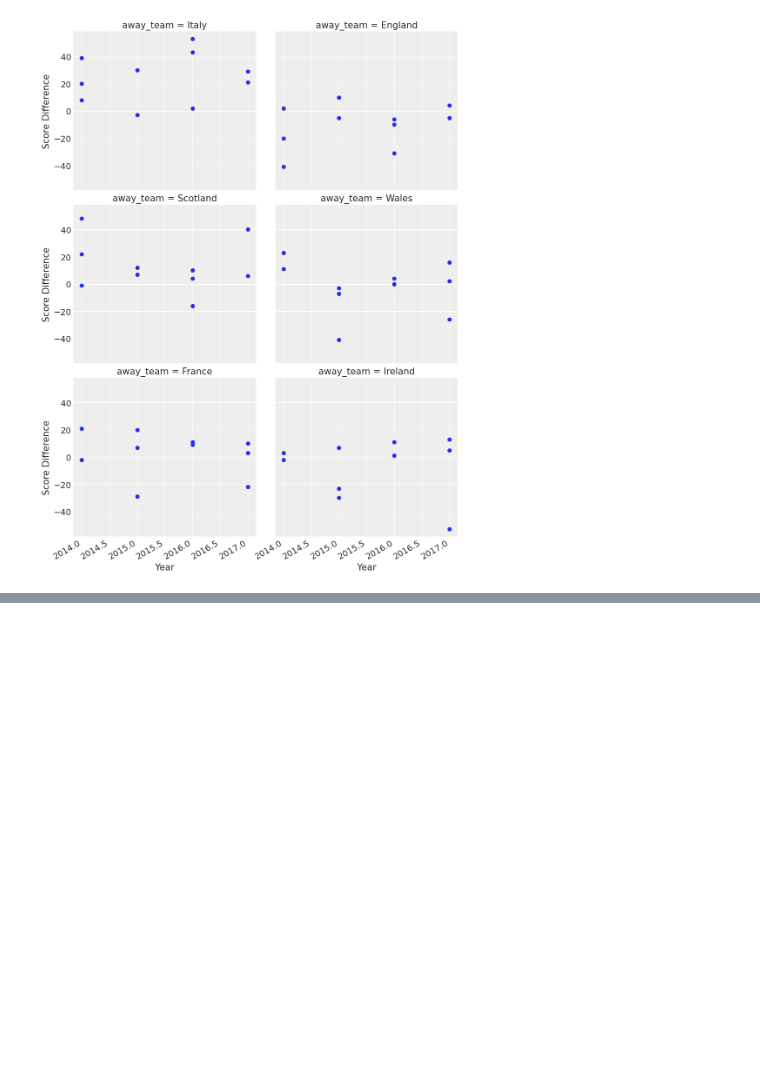
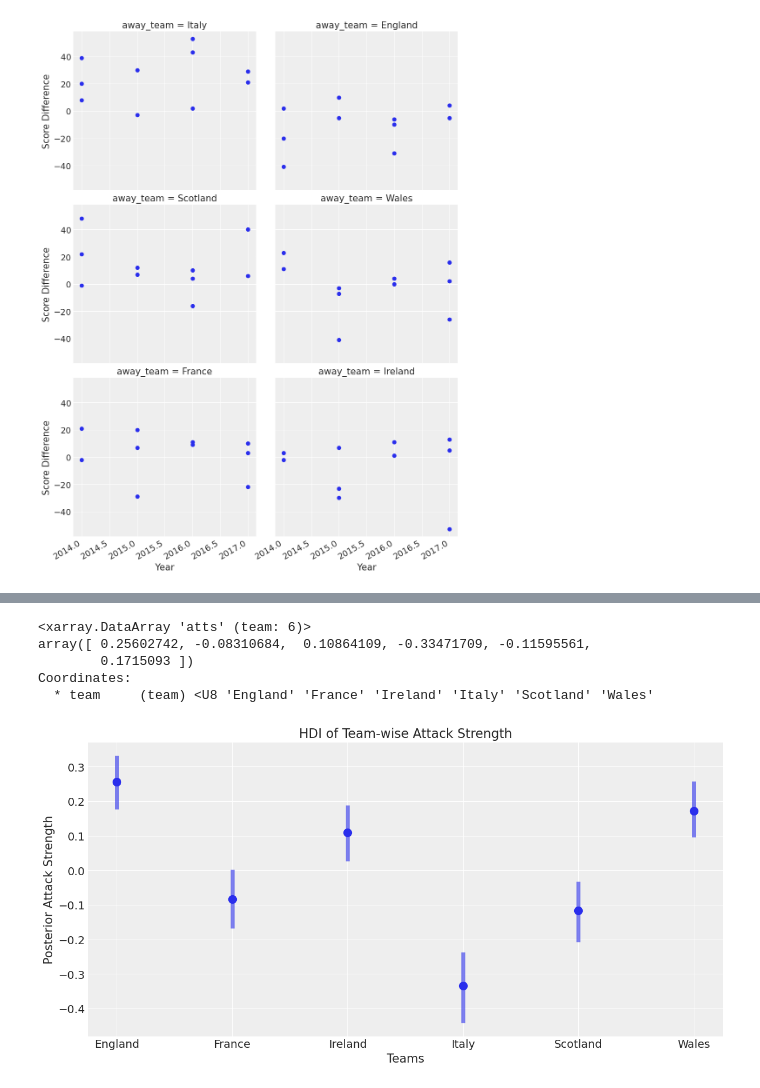
Before and after one commit to AJvdMerwe/PyMC, a Jupyter notebook: Rugby_analysis.ipynb, the cells around one changed output, grey strips where cells are left out. Drawn from its saved outputs; the diff is of its cells as text; code cells hidden in the pictures; blank space fills up the shorter version.

```diff
--- a/Rugby_analysis.ipynb
+++ b/Rugby_analysis.ipynb
@@ -208,0 +290,3 @@ g.fig.autofmt_xdate()
+# %%
+trace_hdi = az.hdi(trace)
+trace_hdi["atts"]
@@ -208,0 +304,25 @@ g.fig.autofmt_xdate()
+# %%
+trace.posterior["atts"].median(("chain", "draw"))
+# %% [output]
+<xarray.DataArray 'atts' (team: 6)>
+array([ 0.25602742, -0.08310684,  0.10864109, -0.33471709, -0.11595561,
+        0.1715093 ])
+Coordinates:
+  * team     (team) <U8 'England' 'France' 'Ireland' 'Italy' 'Scotland' 'Wales'
+# %%
+_, ax = plt.subplots(figsize=(12, 6))
+
+ax.scatter(teams, trace.posterior["atts"].median(dim=("chain", "draw")), color="C0", alpha=1, s=100)
+ax.vlines(
+    teams,
+    trace_hdi["atts"].sel({"hdi": "lower"}),
+    trace_hdi["atts"].sel({"hdi": "higher"}),
+    alpha=0.6,
+    lw=5,
+    color="C0",
+)
+ax.set_xlabel("Teams")
+ax.set_ylabel("Posterior Attack Strength")
+ax.set_title("HDI of Team-wise Attack Strength");
+# %% [output]
+[figure, added]
```
Also changed, not shown: parts of 19 cells of this notebook.
